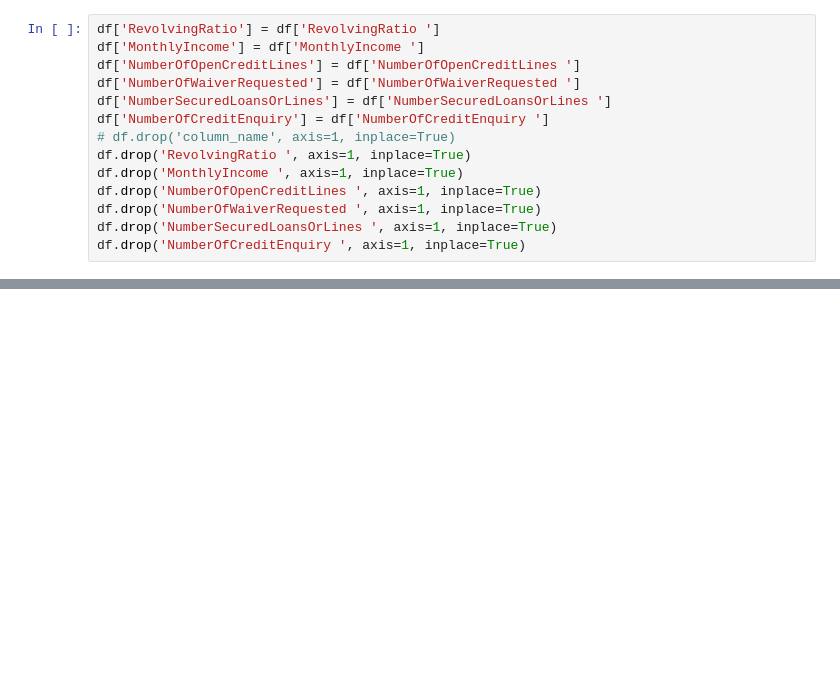
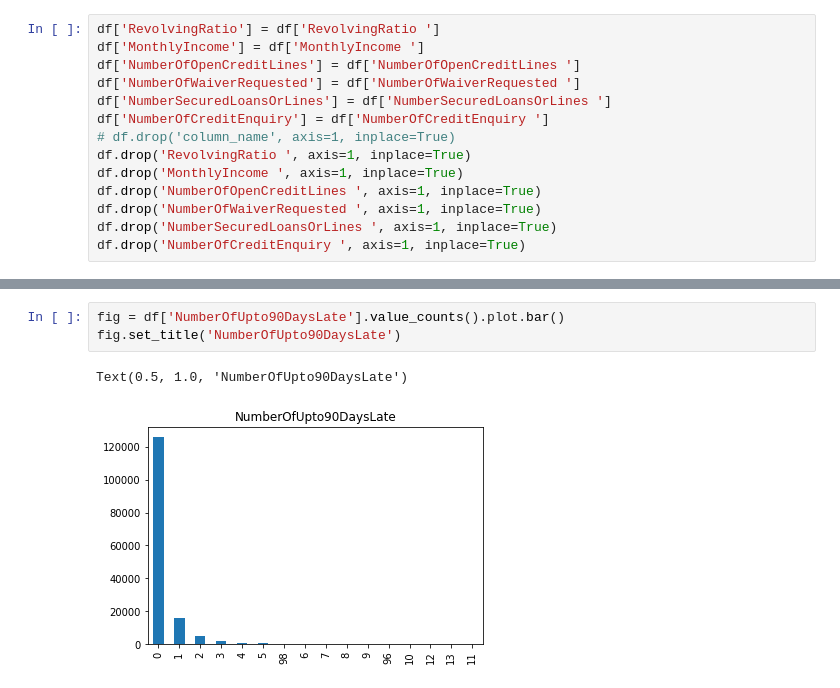
Before and after one commit to Hiroto555/ML-Project, a Jupyter notebook: default-prediction.ipynb, the cells around one changed output, grey strips where cells are left out. Saved outputs shown, nothing was run; the diff lists cells and outputs as text; blank space fills up the shorter version.

```diff
--- a/default-prediction.ipynb
+++ b/default-prediction.ipynb
@@ -66,0 +143,6 @@ df.drop('NumberOfCreditEnquiry ', axis=1, inplace=True)
+# %%
+fig = df['NumberOfUpto90DaysLate'].value_counts().plot.bar()
+fig.set_title('NumberOfUpto90DaysLate')
+# %% [output]
+Text(0.5, 1.0, 'NumberOfUpto90DaysLate')
+[figure, added]
```
Also changed, not shown: parts of 21 cells of this notebook.
